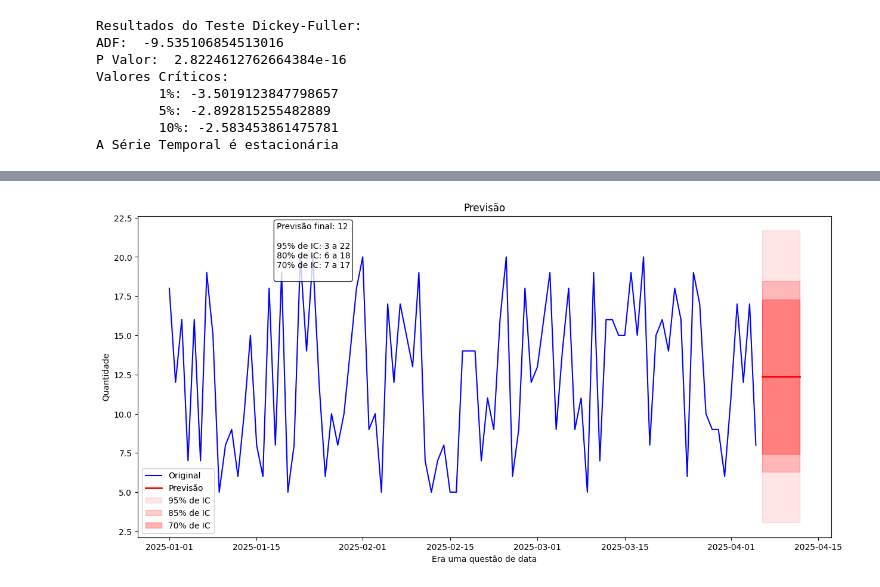
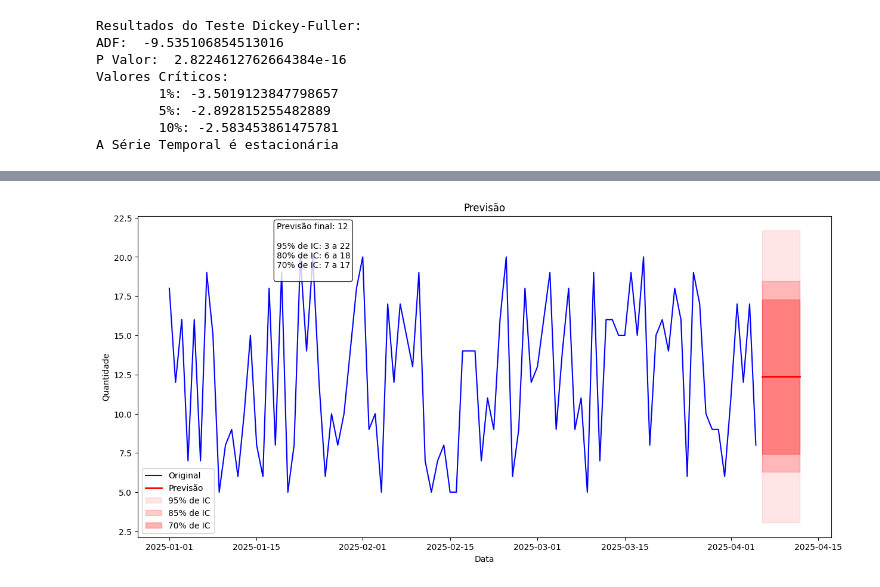
Before and after one commit to luizgcl/estoqueprev-tsf, a Jupyter notebook: train.ipynb, the cells around one changed output, grey strips where cells are left out. Saved outputs shown, nothing was run; the diff lists cells and outputs as text; code cells hidden in the pictures.

```diff
--- a/train.ipynb
+++ b/train.ipynb
@@ -127,35 +149,35 @@ plt.fill_between(mean_forecast.index,
                  conf_int_70.iloc[:,0],
                  conf_int_70.iloc[:,1],
                  color='red', alpha=0.3,
                  label=f'70% de IC')
 
 plt.title('Previsão')
-plt.xlabel('Era uma questão de data')
+plt.xlabel('Data')
 plt.ylabel('Quantidade')
 
 plt.legend()
 
 last_forecast = mean_forecast.iloc[-1]
 ranges_95_lower = conf_int_95.iloc[-1,0]
 ranges_95_upper = conf_int_95.iloc[-1,1]
 ranges_80_lower = conf_int_80.iloc[-1,0]
 ranges_80_upper = conf_int_80.iloc[-1,1]
 ranges_70_lower = conf_int_70.iloc[-1,0]
 ranges_70_upper = conf_int_70.iloc[-1,1]
 
 info_text = f'Previsão final: {last_forecast:0,.0f}\n\n' \
             f'95% de IC: {ranges_95_lower:,.0f} a {ranges_95_upper:,.0f}\n' \
             f'80% de IC: {ranges_80_lower:,.0f} a {ranges_80_upper:,.0f}\n' \
             f'70% de IC: {ranges_70_lower:,.0f} a {ranges_70_upper:,.0f}\n'
 
 plt.text(0.2, 0.98, info_text,
          transform=plt.gca().transAxes,
          verticalalignment='top',
          bbox=dict(boxstyle='round', facecolor='white', alpha=0.8))
 
 plt.show()
 # %% [output]
-[figure, old version]
+[figure, new version]
 # %%
 models = []
 specifications = [
```
Also changed, not shown: parts of 8 cells of this notebook.
